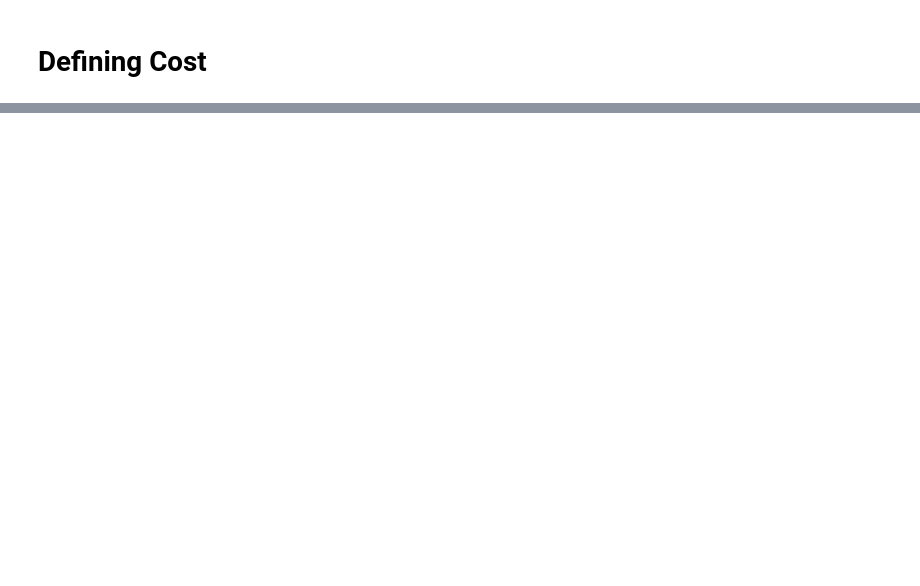
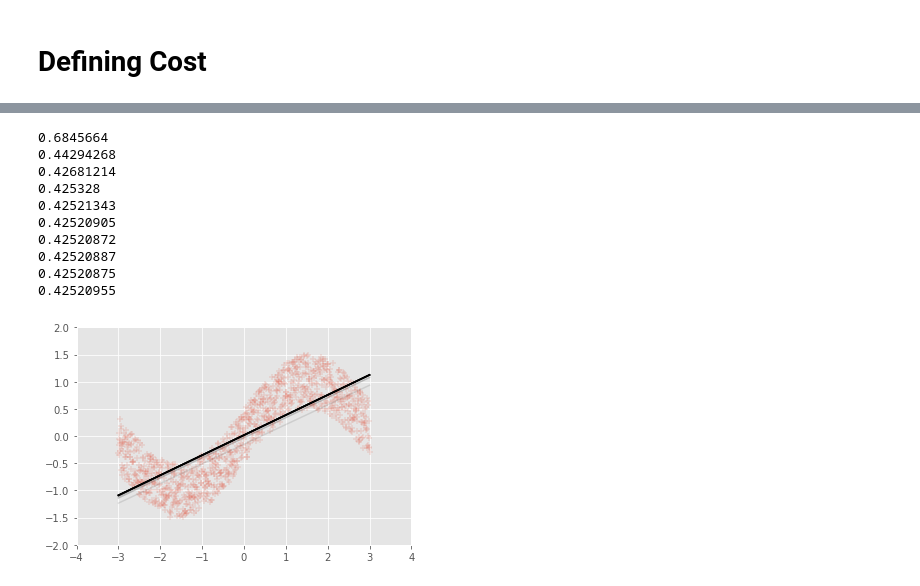
Before and after one commit to vibertthio/deep-learning-practice, a Jupyter notebook: session-2/practice-2.ipynb, the cells around one changed output, grey strips where cells are left out. Drawn from its saved outputs; the diff is of its cells as text; code cells hidden in the pictures; blank space fills up the shorter version.

```diff
--- a/session-2/practice-2.ipynb
+++ b/session-2/practice-2.ipynb
@@ -160,0 +172,6 @@ cost: 0.4194657
+# %%
+idxs = np.arange(100)
+batch_size = 10
+n_batches = len(idxs) // batch_size
+for batch_i in range(n_batches):
+    print(idxs[batch_i * batch_size : (batch_i + 1) * batch_size])
@@ -160,0 +191,7 @@ cost: 0.4194657
+# %%
+rand_idxs = np.random.permutation(idxs)
+batch_size = 10
+n_batches = len(rand_idxs) // batch_size
+print('# of batches:', n_batches)
+for batch_i in range(n_batches):
+    print(rand_idxs[batch_i * batch_size : (batch_i + 1) * batch_size])
@@ -160,0 +301,14 @@ cost: 0.4194657
+# %%
+n_neurons = 100
+
+# variables
+W = tf.Variable(tf.random_normal([1, n_neurons], stddev=0.1))
+b = tf.Variable(tf.constant(0, dtype=tf.float32, shape=[n_neurons]))
+
+# use matrix multiplication
+# use 'expand_dims' to make X a matrix (1, 1)
+# W is a matrix (1, n)
+h = tf.matmul(tf.expand_dims(X, 1), W) + b
+Y_pred = tf.reduce_sum(h, 1) # tf.reduce_sum(tensor, axis)
+
+train(X, Y, Y_pred)
@@ -160,0 +327,23 @@ cost: 0.4194657
+# %%
+# bias
+Y_pred = tf.Variable(tf.random_normal([1]), name='bias')
+
+# weights for poly
+for pow_i in range(1, 2):
+    W = tf.Variable(
+        tf.random_normal([1], stddev=0.1), name='weight_%d' % pow_i)
+    Y_pred = tf.add(tf.multiply(tf.pow(X, pow_i), W), Y_pred)
+
+train(X, Y, Y_pred)
+# %% [output]
+0.6845664
+0.44294268
+0.42681214
+0.425328
+0.42521343
+0.42520905
+0.42520872
+0.42520887
+0.42520875
+0.42520955
+[figure, added]
```
Also changed, not shown: parts of 54 cells of this notebook, 14 other files.
